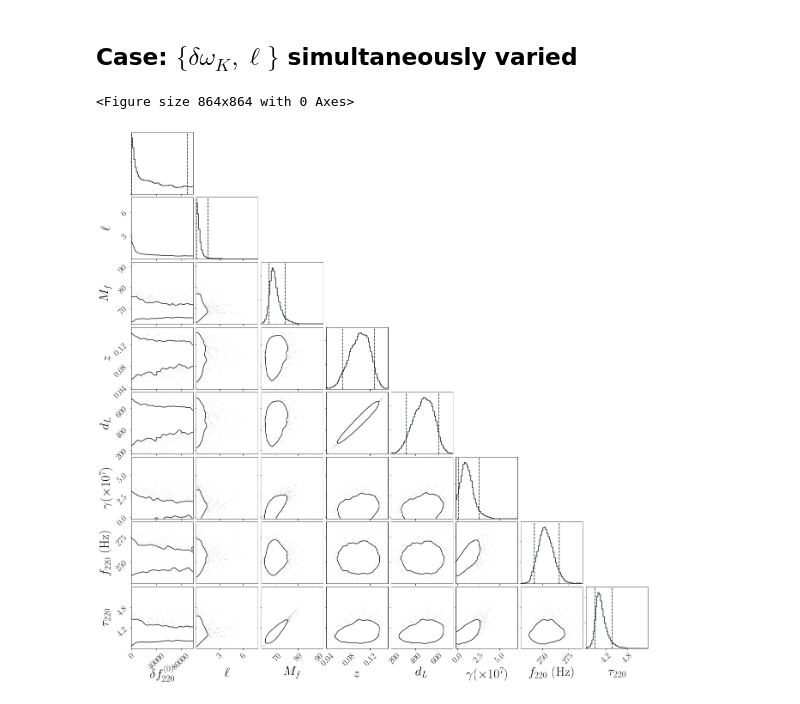
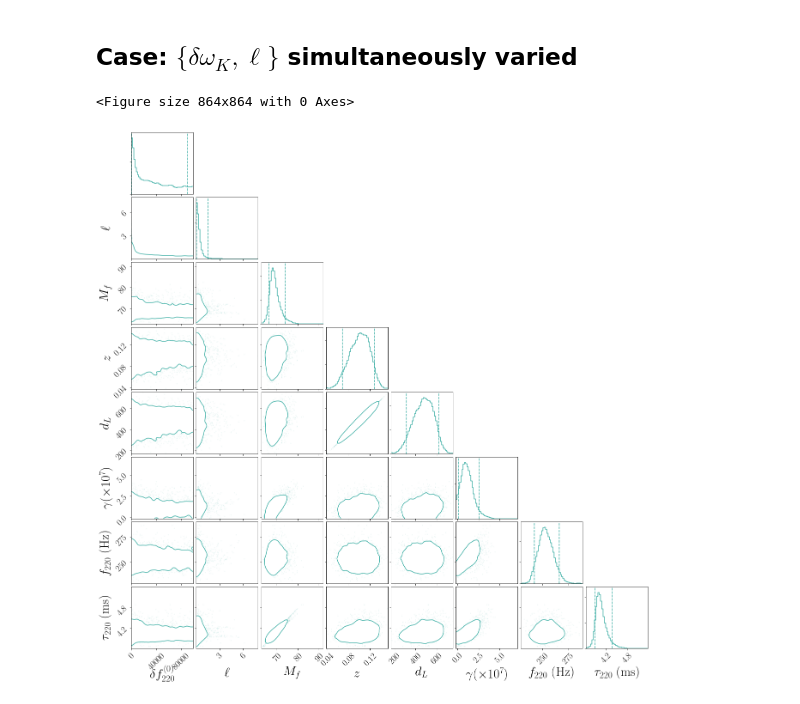
Before and after one commit to abhirup-ghosh/spinqnm, a Jupyter notebook: notebooks/ParSpec_comparisons.ipynb, the cells around one changed output. Cells and saved outputs as stored; diff of their text form; code cells hidden in the pictures.

```diff
--- a/notebooks/ParSpec_comparisons.ipynb
+++ b/notebooks/ParSpec_comparisons.ipynb
@@ -413,26 +413,26 @@ plt.legend(loc='best')
 # %%
 data = np.genfromtxt("../runs/O1O2/GW150914/parspec_runs/p2_df0_l/cbcBayes/posterior_samples.dat", names=True, dtype=None)
 
 m1, m2, a1z, a2z, r, z, domega, l, mf = data["m1"], data["m2"], data["a1z"], data["a2z"], data["dist"], \
                                     data["redshift"], data["domega220"], data["alphangr"], data["mf_evol"]
 
 gamma = (l*lal.C_SI*lal.C_SI*(1+z)/lal.G_SI/mf/lal.MSUN_SI)**2.  * domega
 
-f_ps, tau_ps = eff_quant_parspec(m1, m2, a1z, a2z, r, domega220, np.zeros(len(m1)), np.zeros(len(m1)), np.zeros(len(m1)), l, 2.)
+f_ps, tau_ps = eff_quant_parspec(m1, m2, a1z, a2z, r, domega, np.zeros(len(m1)), np.zeros(len(m1)), np.zeros(len(m1)), l, 2.)
 
 plt.figure(figsize=(12,12))
 
 nsamples = len(domega)
 
-fig = corner.corner(np.vstack([domega, l, mf, z, r, gamma*1e7, f_ps, tau_ps*1000.]).T, bins=50, color=color, \
+fig = corner.corner(np.vstack([domega, l, mf, z, r, gamma*1e7, f_ps, tau_ps*1000.]).T, bins=50, color="#40B0A6", \
               smooth=1.5, smooth1d=1.5, weights=np.ones(nsamples)/nsamples, hist_bin_factor=1,
-              labels=['$\delta f_{220}^{(0)}$', '$\ell$', '$M_f$','$z$', '$d_L$', r'$\gamma (\times 10^7)$', '$f_{220}$ (Hz)', '$\\tau_{220}$'],
+              labels=['$\delta f_{220}^{(0)}$', '$\ell$', '$M_f$','$z$', '$d_L$', r'$\gamma (\times 10^7)$', '$f_{220}$ (Hz)', '$\\tau_{220}$  (ms)'],
               label_kwargs=None, titles=None, show_titles=False, title_kwargs=None, truths=None,
               truth_color='#4682b4', scale_hist=False, quantiles=[0.05,0.95], levels=[0.9], verbose=False, fig=None, max_n_ticks=3,
               top_ticks=False, use_math_text=True, reverse=False, labelpad=0.0, hist_kwargs=None,
               plot_datapoints=True, plot_density=None, plot_contours=True, no_fill_contours=False, fill_contours=False )
 
 plt.show()
 # %% [output]
 <Figure size 864x864 with 0 Axes>
-[figure, old version]
+[figure, new version]
```
Also changed, not shown: parts of 2 cells of this notebook.
